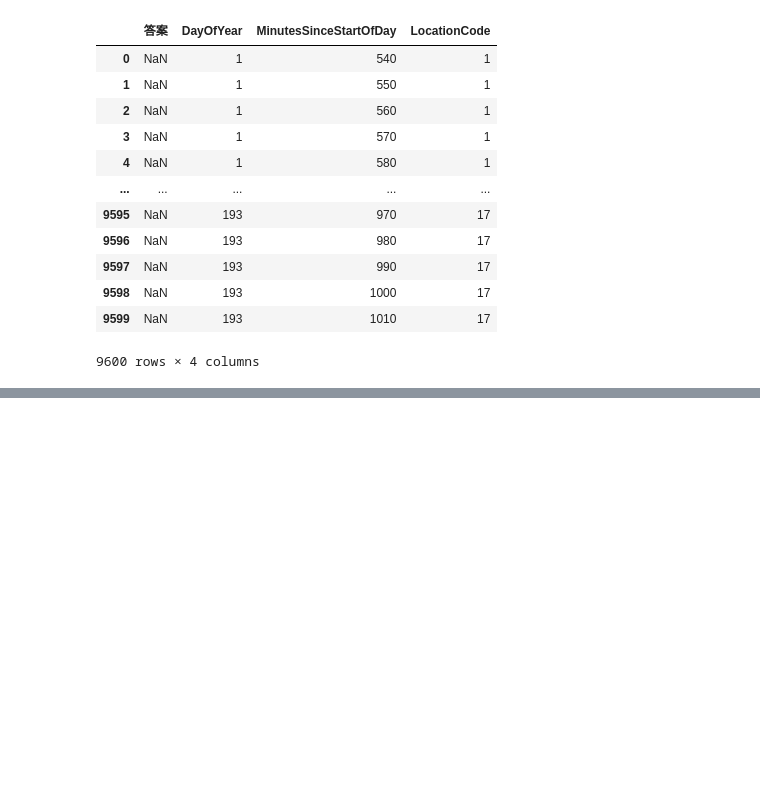
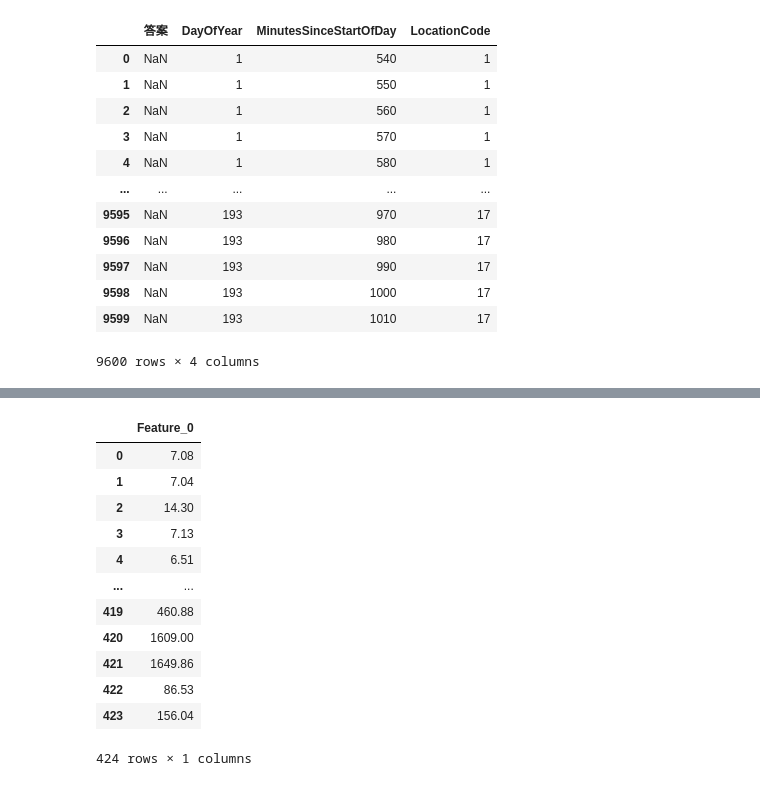
Before and after one commit to tsengcat/2024fall-ds-cp2-tseng, a Jupyter notebook: relative_model.ipynb, the cells around one changed output, grey strips where cells are left out. Saved outputs shown, nothing was run; the diff lists cells and outputs as text; code cells hidden in the pictures; blank space fills up the shorter version.

```diff
--- a/relative_model.ipynb
+++ b/relative_model.ipynb
@@ -213,0 +214,34 @@ result
+# %%
+# 初始化一个空的 DataFrame 来存储结果
+train_set = pd.DataFrame()
+
+# 遍历 feature_offset 的每一行
+for index, row in feature_offset.iterrows():
+    # 根据 DayOffset, MinuteOffset 和 LocationCode 从 df 中查找匹配的行
+    matching_rows = df[(df['DayOfYear'] == (day + row['DayOffset'])) &
+                       (df['MinutesSinceStartOfDay'] == (minute + row['MinuteOffset'])) &
+                       (df['LocationCode'] == row['LocationCode'])]
+
+    # 如果找到匹配的行，将其 Power(mW) 值添加到 train_set 中
+    if not matching_rows.empty:
+        train_set = pd.concat([train_set, matching_rows[['Power(mW)']]], ignore_index=True)
+
+# 将 train_set 的列名设置为 feature_offset 的行数
+train_set.columns = [f'Feature_{i}' for i in range(train_set.shape[1])]
+
+# 显示 train_set
+train_set
+# %% [output]
+|  | Feature_0 |
+| 0 | 7.08 |
+| 1 | 7.04 |
+| 2 | 14.30 |
+| 3 | 7.13 |
+| 4 | 6.51 |
+| ... | ... |
+| 419 | 460.88 |
+| 420 | 1609.00 |
+| 421 | 1649.86 |
+| 422 | 86.53 |
+| 423 | 156.04 |
+424 rows × 1 columns
```
Also changed, not shown: parts of 1 cell of this notebook, 1 other file.
